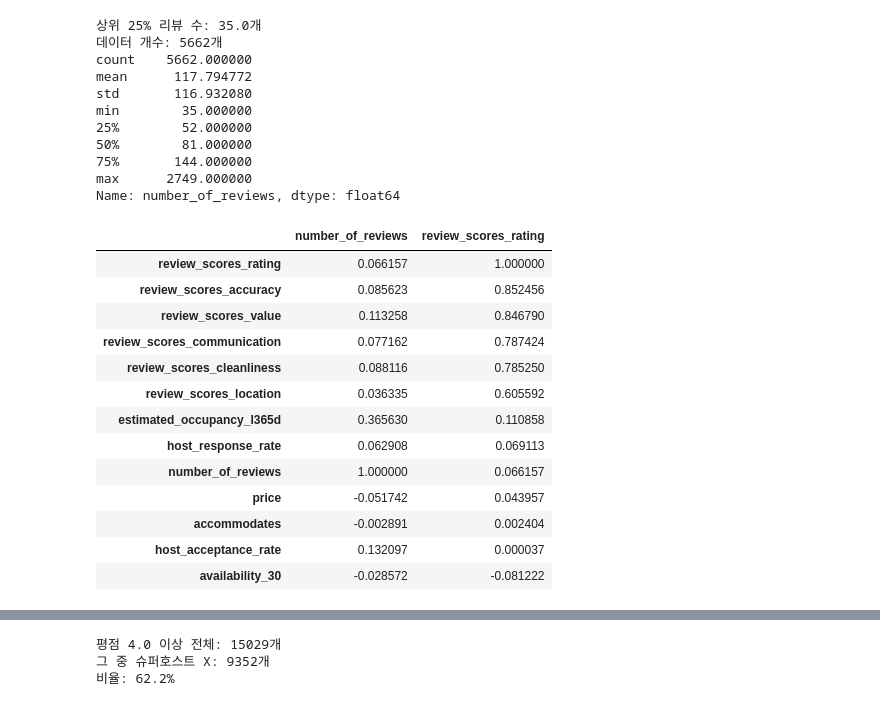
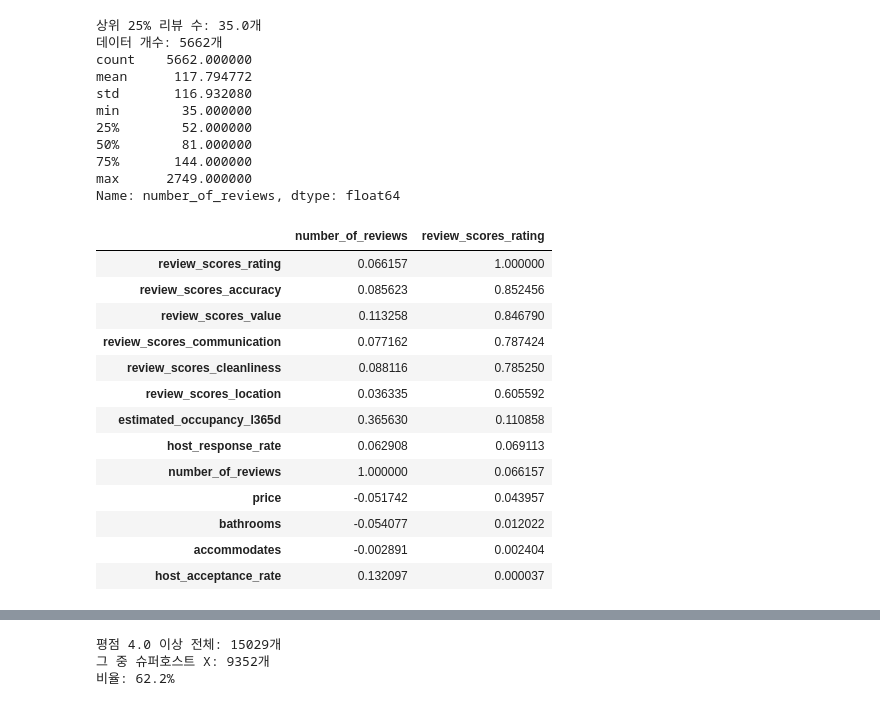
Before and after one commit to sybeom528/airbnb_price_prediction, a Jupyter notebook: notebooks/pjh.ipynb, the cells around one changed output, grey strips where cells are left out. Drawn from its saved outputs; the diff is of its cells as text; code cells hidden in the pictures.

```diff
--- a/notebooks/pjh.ipynb
+++ b/notebooks/pjh.ipynb
@@ -306,39 +306,39 @@ min        35.000000
 max      2749.000000
 Name: number_of_reviews, dtype: float64
 # %%
-# 한번에 상관계수 확인
+# 리뷰,평점이랑 다른 컬럼들 한번에 상관계수 확인해볼까 말까
 review_related_cols = [
     "host_response_rate",
     "host_acceptance_rate",
     "price",
     "accommodates",
-    "availability_30",
+    "bathrooms",
     "estimated_occupancy_l365d",
     "review_scores_cleanliness",
     "review_scores_location",
     "review_scores_value",
     "review_scores_accuracy",
     "review_scores_communication",
 ]
 
 df_cleaned[review_related_cols + ["number_of_reviews", "review_scores_rating"]].corr()[
     ["number_of_reviews", "review_scores_rating"]
 ].sort_values("review_scores_rating", ascending=False)
 # %% [output]
 |  | number_of_reviews | review_scores_rating |
 | review_scores_rating | 0.066157 | 1.000000 |
 | review_scores_accuracy | 0.085623 | 0.852456 |
 | review_scores_value | 0.113258 | 0.846790 |
 | review_scores_communication | 0.077162 | 0.787424 |
 | review_scores_cleanliness | 0.088116 | 0.785250 |
 | review_scores_location | 0.036335 | 0.605592 |
 | estimated_occupancy_l365d | 0.365630 | 0.110858 |
 | host_response_rate | 0.062908 | 0.069113 |
 | number_of_reviews | 1.000000 | 0.066157 |
 | price | -0.051742 | 0.043957 |
+| bathrooms | -0.054077 | 0.012022 |
 | accommodates | -0.002891 | 0.002404 |
 | host_acceptance_rate | 0.132097 | 0.000037 |
-| availability_30 | -0.028572 | -0.081222 |
 # %%
 # 리뷰 많은 순으로 데이터 정렬해서 패턴 찾아보기
 cols = [
```
Also changed, not shown: parts of 8 cells of this notebook.
